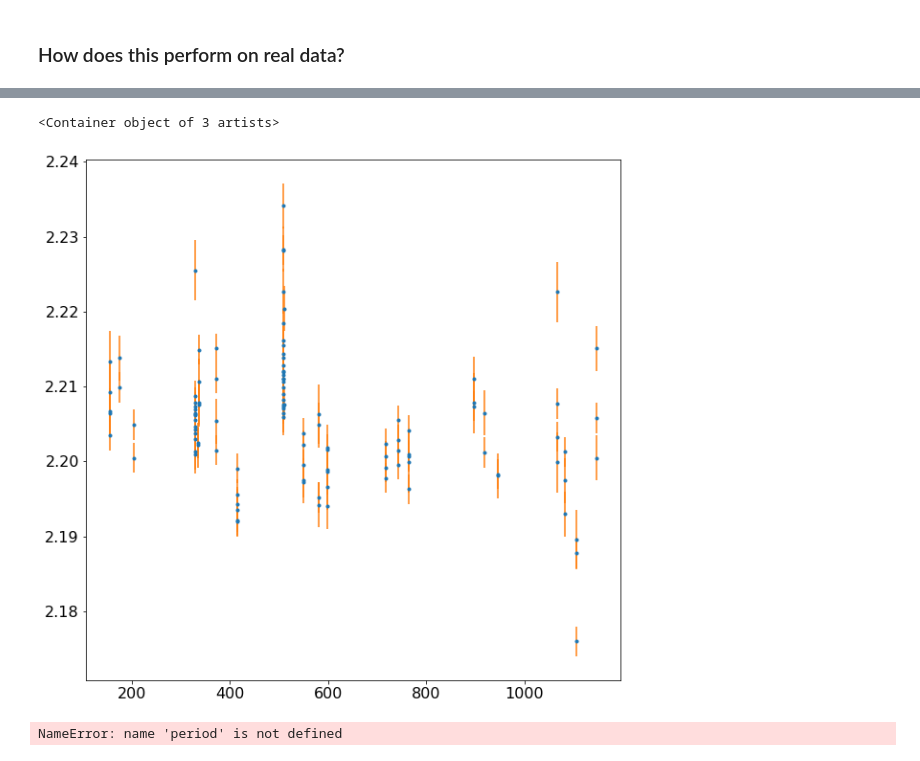
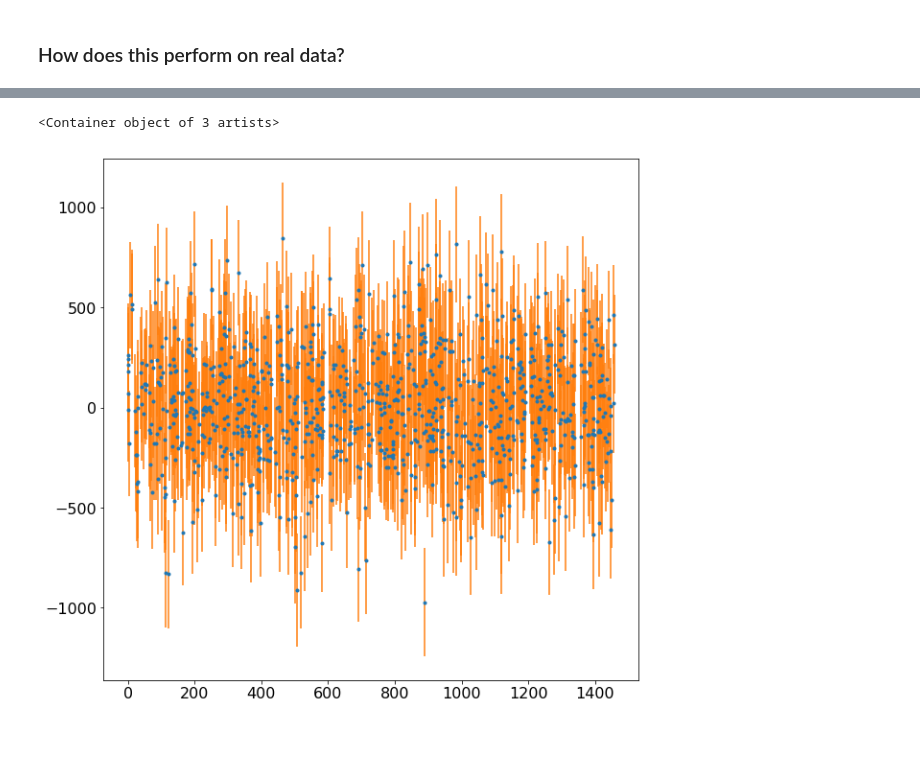
Before and after one commit to benjaminpope/manhattan, a Jupyter notebook: notebooks/basis_pursuit.ipynb, the cells around one changed output, grey strips where cells are left out. Drawn from its saved outputs; the diff is of its cells as text; code cells hidden in the pictures.

```diff
--- a/notebooks/basis_pursuit.ipynb
+++ b/notebooks/basis_pursuit.ipynb
@@ -187,23 +160,23 @@ def read_hipp(fname):
+# %%
+fname = '../data/HR7487/kplr009411865_kasoc-ts_llc_v2.dat'
+# %%
+lc = Table.read(fname,format='ascii')
+m = np.isfinite(lc['Flux'])
+lc = lc[m]
+args = np.sort(np.random.choice(len(lc['Time']),size=1000,replace=False)) # only choose 100 points, at random
+# lc = lc[:100]
+lc = lc[args]
+# %%
+time, flux, error = lc['Time'], lc['Flux'], lc['Error']
 # %%
-time, flux, err = read_hipp(fname)
 time -= time.min()
 # %%
-m = [err<0.005]
 
-plt.plot(time[m],flux[m],'.')
-plt.errorbar(time[m],flux[m],yerr=err[m],linestyle="none")
+plt.plot(time,flux,'.')
+plt.errorbar(time,flux,yerr=error,linestyle="none")
 # plt.xlim(180,181)
 # %% [output]
 <Container object of 3 artists>
-[figure, old version]
+[figure, new version]
-# %%
-# period = 3.969
-# period = 8.107
-m = [err<0.005]
-folded = fold(time[m],period)
-plt.plot(folded,flux[m],'.')
-plt.errorbar(folded,flux[m],yerr=err[m],linestyle="none")
-# %% [output]
-NameError: name 'period' is not defined
 # %%
 %%time
```
Also changed, not shown: parts of 21 cells of this notebook, 3 other files.
